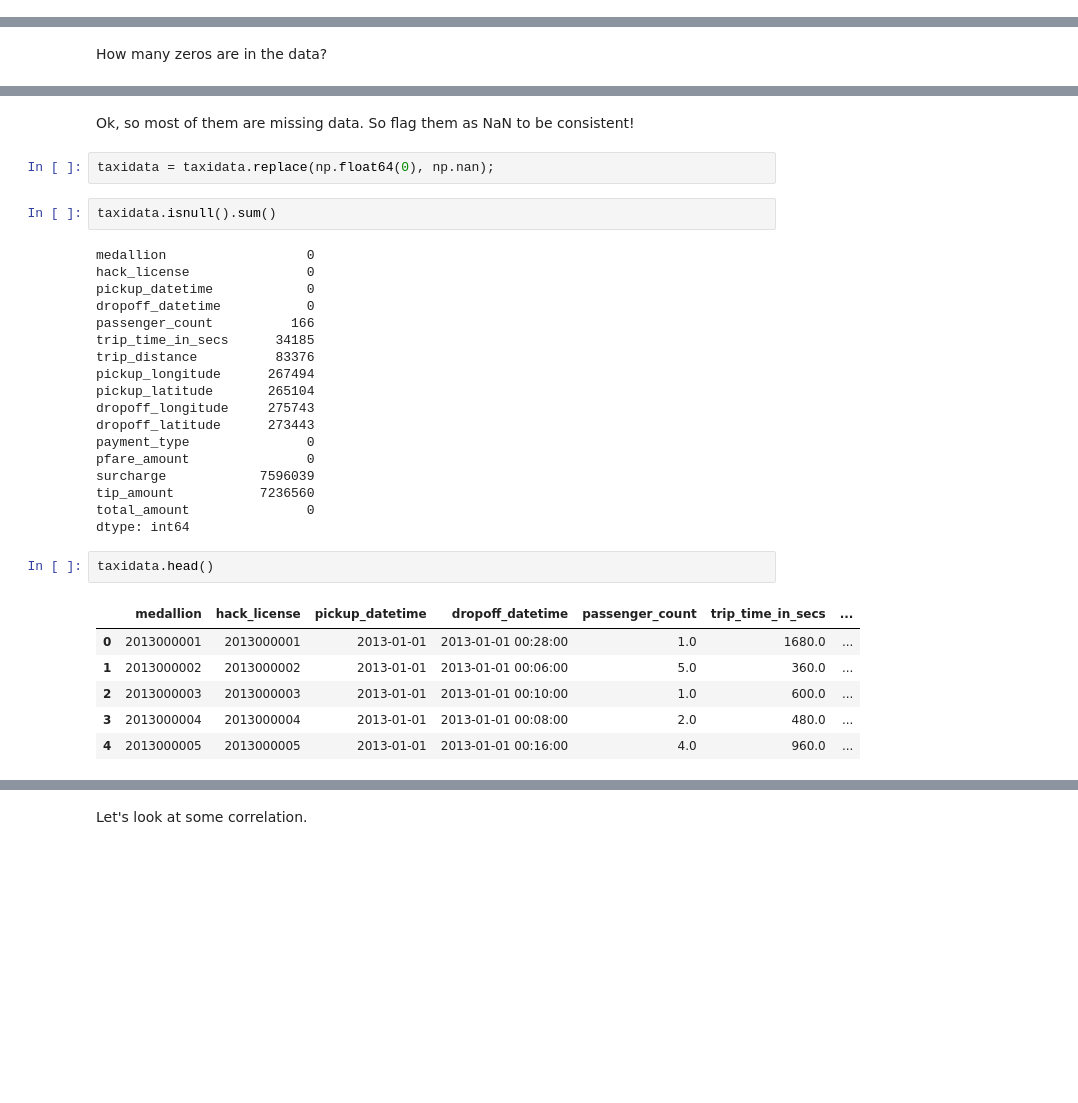
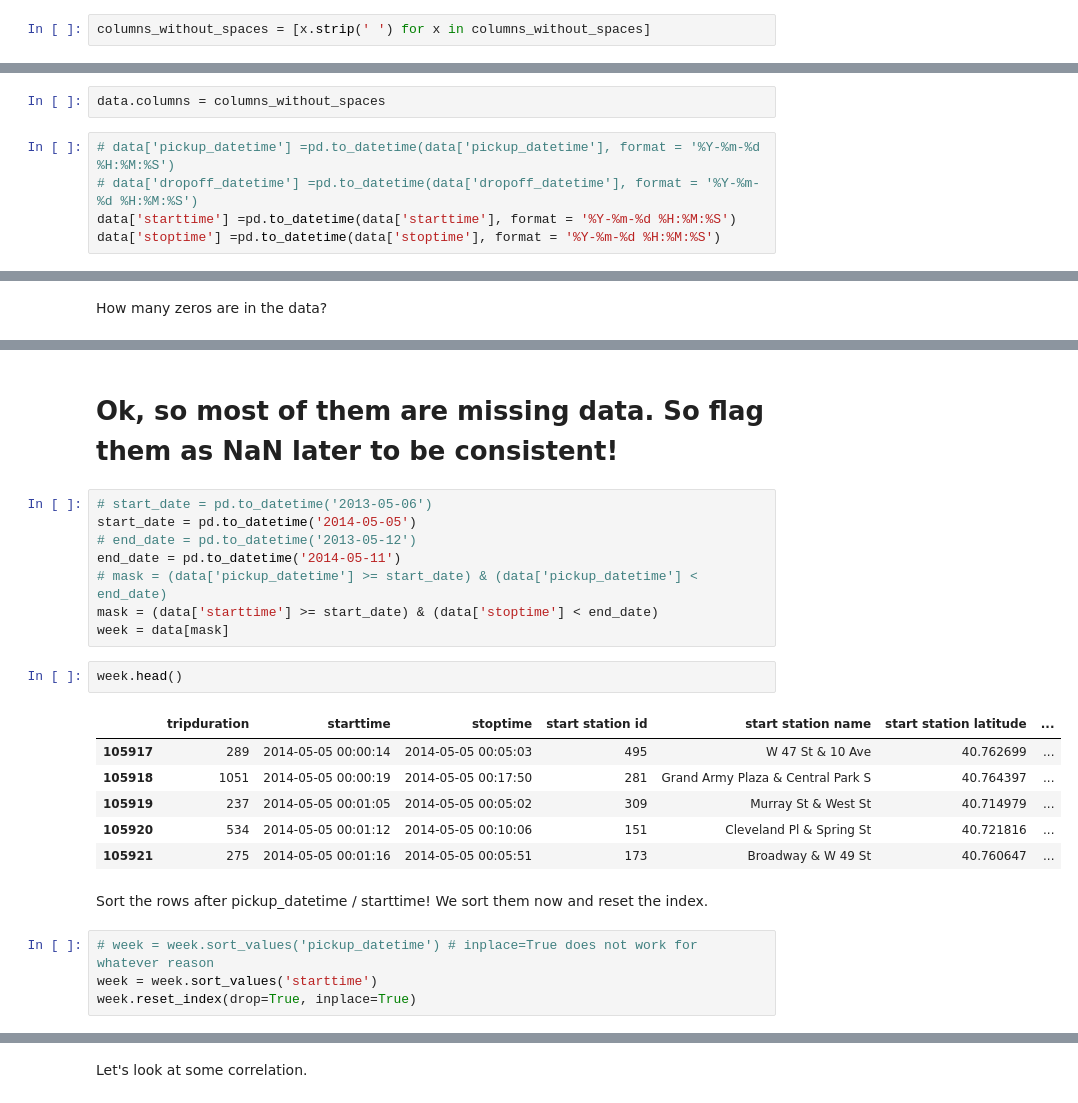
Before and after one commit to nikhase/nyc-taxi, a Jupyter notebook: monthlyDataAnalysis.ipynb, the cells around one changed output, grey strips where cells are left out. Saved outputs shown, nothing was run; the diff lists cells and outputs as text; blank space fills up the shorter version.

```diff
--- a/monthlyDataAnalysis.ipynb
+++ b/monthlyDataAnalysis.ipynb
@@ -94,0 +91,2 @@ The cols are deleted.
+# %%
+columns_without_spaces = [x.strip(' ') for x in columns_without_spaces]
@@ -95 +111,8 @@ The cols are deleted.
+# %%
+data.columns = columns_without_spaces
+# %%
+# data['pickup_datetime'] =pd.to_datetime(data['pickup_datetime'], format = '%Y-%m-%d %H:%M:%S')
+# data['dropoff_datetime'] =pd.to_datetime(data['dropoff_datetime'], format = '%Y-%m-%d %H:%M:%S')
+data['starttime'] =pd.to_datetime(data['starttime'], format = '%Y-%m-%d %H:%M:%S')
+data['stoptime'] =pd.to_datetime(data['stoptime'], format = '%Y-%m-%d %H:%M:%S')
 # %%
@@ -197,33 +221,25 @@ dtype: float64
 # %% [markdown]
-Ok, so most of them are missing data. So flag them as NaN to be consistent!
+# Ok, so most of them are missing data. So flag them as NaN later to be consistent!
-# %%
-taxidata = taxidata.replace(np.float64(0), np.nan);
-# %%
-taxidata.isnull().sum()
-# %% [output]
-medallion                  0
-hack_license               0
-pickup_datetime            0
-dropoff_datetime           0
-passenger_count          166
-trip_time_in_secs      34185
-trip_distance          83376
-pickup_longitude      267494
-pickup_latitude       265104
-dropoff_longitude     275743
-dropoff_latitude      273443
-payment_type               0
-pfare_amount               0
-surcharge            7596039
-tip_amount           7236560
-total_amount               0
-dtype: int64
+# %%
+# start_date = pd.to_datetime('2013-05-06')
+start_date = pd.to_datetime('2014-05-05')
+# end_date = pd.to_datetime('2013-05-12')
+end_date = pd.to_datetime('2014-05-11')
+# mask = (data['pickup_datetime'] >= start_date) & (data['pickup_datetime'] < end_date)
+mask = (data['starttime'] >= start_date) & (data['stoptime'] < end_date)
+week = data[mask]
 # %%
-taxidata.head()
+week.head()
 # %% [output]
-|  | medallion | hack_license | pickup_datetime | dropoff_datetime | passenger_count | trip_time_in_secs | ... |
-| 0 | 2013000001 | 2013000001 | 2013-01-01 | 2013-01-01 00:28:00 | 1.0 | 1680.0 | ... |
-| 1 | 2013000002 | 2013000002 | 2013-01-01 | 2013-01-01 00:06:00 | 5.0 | 360.0 | ... |
-| 2 | 2013000003 | 2013000003 | 2013-01-01 | 2013-01-01 00:10:00 | 1.0 | 600.0 | ... |
-| 3 | 2013000004 | 2013000004 | 2013-01-01 | 2013-01-01 00:08:00 | 2.0 | 480.0 | ... |
-| 4 | 2013000005 | 2013000005 | 2013-01-01 | 2013-01-01 00:16:00 | 4.0 | 960.0 | ... |
+|  | tripduration | starttime | stoptime | start station id | start station name | start station latitude | ... |
+| 105917 | 289 | 2014-05-05 00:00:14 | 2014-05-05 00:05:03 | 495 | W 47 St & 10 Ave | 40.762699 | ... |
+| 105918 | 1051 | 2014-05-05 00:00:19 | 2014-05-05 00:17:50 | 281 | Grand Army Plaza & Central Park S | 40.764397 | ... |
+| 105919 | 237 | 2014-05-05 00:01:05 | 2014-05-05 00:05:02 | 309 | Murray St & West St | 40.714979 | ... |
+| 105920 | 534 | 2014-05-05 00:01:12 | 2014-05-05 00:10:06 | 151 | Cleveland Pl & Spring St | 40.721816 | ... |
+| 105921 | 275 | 2014-05-05 00:01:16 | 2014-05-05 00:05:51 | 173 | Broadway & W 49 St | 40.760647 | ... |
+# %% [markdown]
+Sort the rows after pickup_datetime / starttime! We sort them now and reset the index.
+# %%
+# week = week.sort_values('pickup_datetime') # inplace=True does not work for whatever reason
+week = week.sort_values('starttime')
+week.reset_index(drop=True, inplace=True)
```
Also changed, not shown: parts of 33 cells of this notebook.
